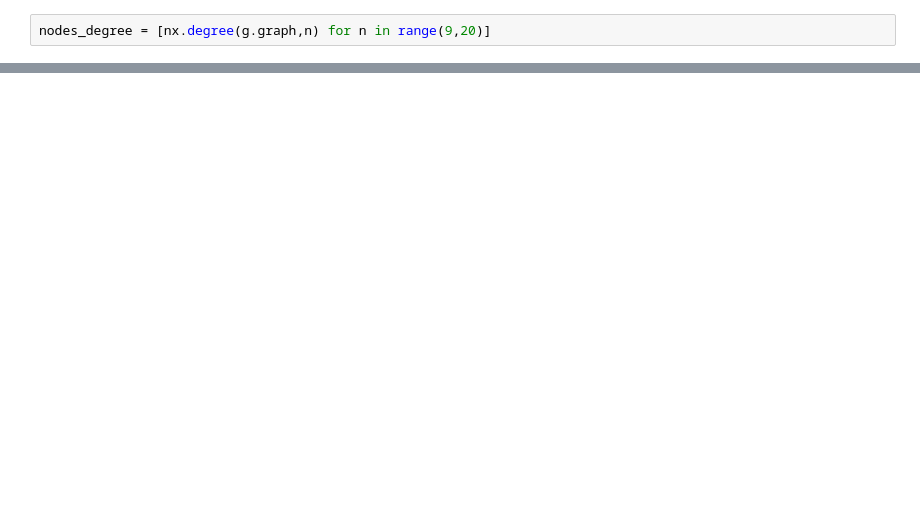
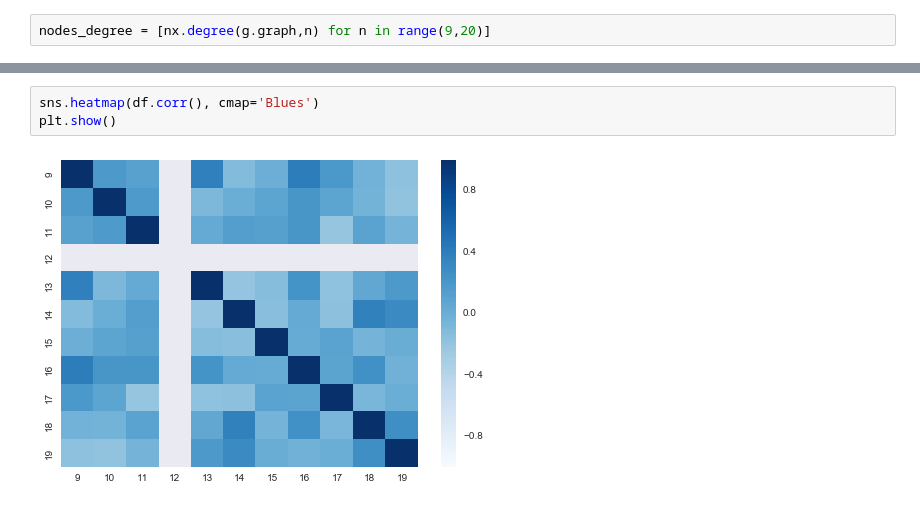
Before and after one commit to Olivier-Lakoue/Graph_ML_Problems, a Jupyter notebook: notebooks/[04]_analyse_moving_actors.ipynb, the cells around one changed output, grey strips where cells are left out. Saved outputs shown, nothing was run; the diff lists cells and outputs as text; blank space fills up the shorter version.

```diff
--- a/notebooks/[04]_analyse_moving_actors.ipynb
+++ b/notebooks/[04]_analyse_moving_actors.ipynb
@@ -43,0 +44,5 @@ plt.show()
+# %%
+sns.heatmap(df.corr(), cmap='Blues')
+plt.show()
+# %% [output]
+[figure, added]
```
Also changed, not shown: parts of 6 cells of this notebook, 2 other files.
